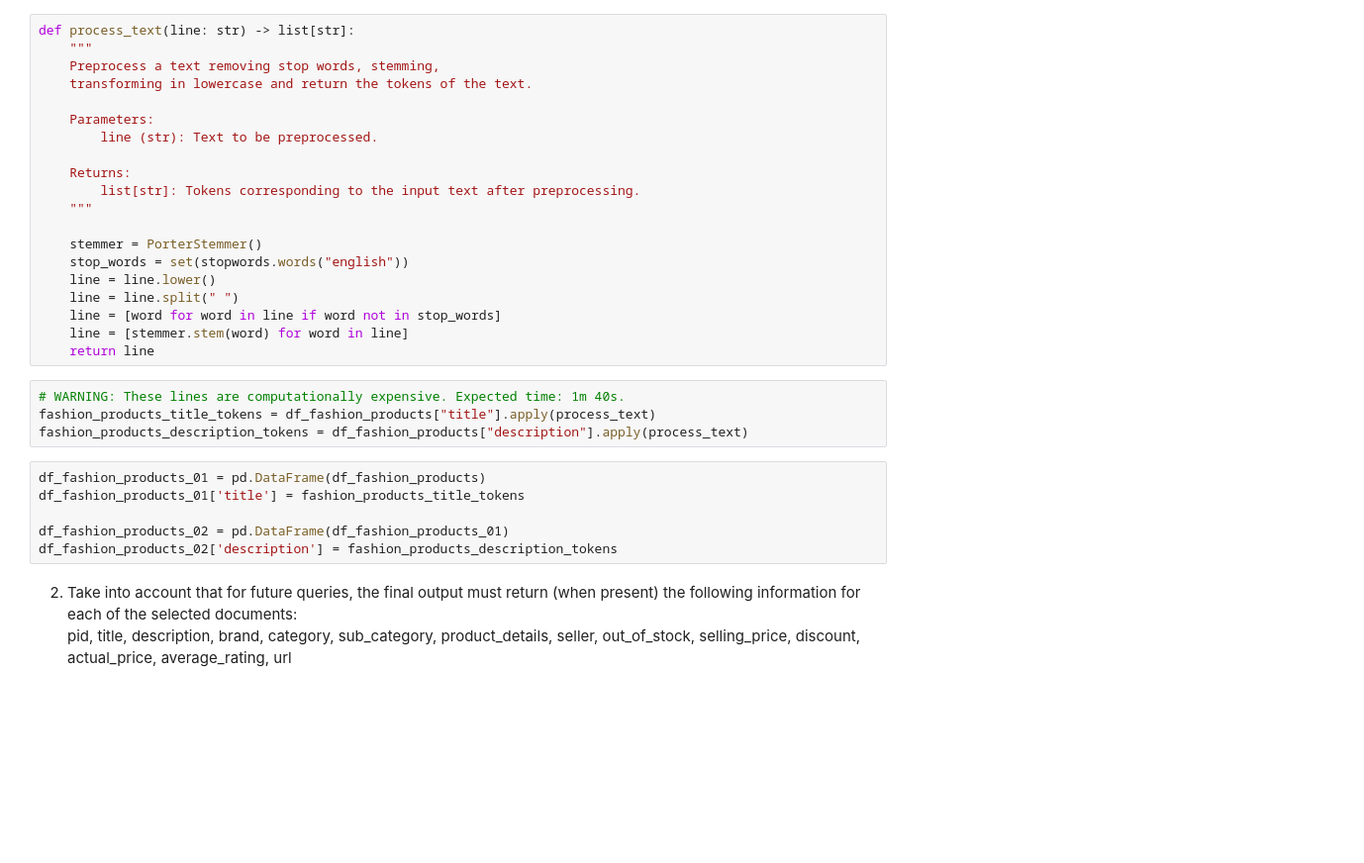
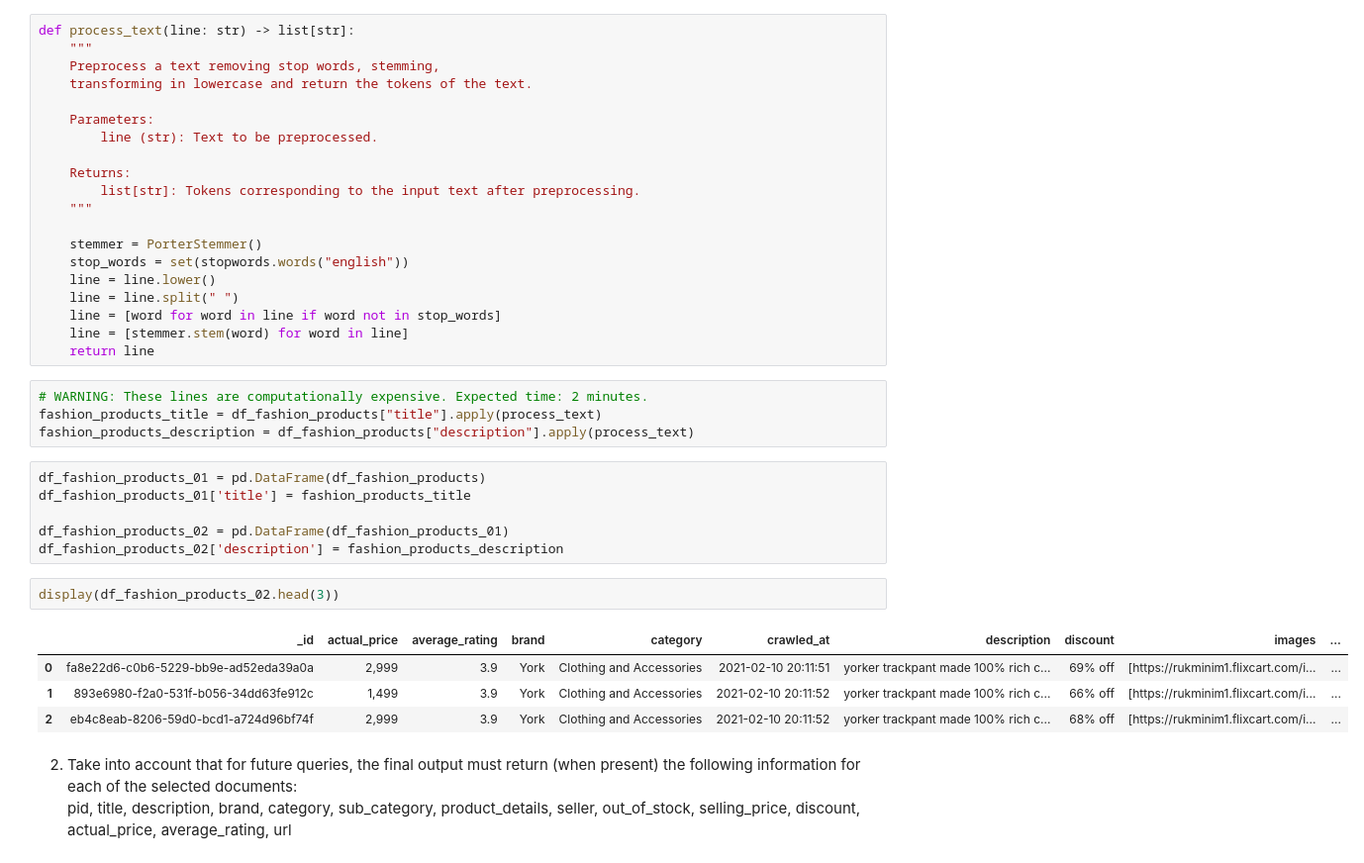
Before and after one commit to u215231/G-007-Information-Retrieval-and-Web-Analytics-Project, a Jupyter notebook: IRWA-2025-part-1/IRWA-2025-solution.ipynb, the cells around one changed output. Shown at 99% size. Saved outputs shown, nothing was run; the diff lists cells and outputs as text; blank space fills up the shorter version.

```diff
--- a/IRWA-2025-part-1/IRWA-2025-solution.ipynb
+++ b/IRWA-2025-part-1/IRWA-2025-solution.ipynb
@@ -105,15 +104,22 @@ def process_text(line: str) -> list[str]:
     line = [stemmer.stem(word) for word in line]
     return line
 # %%
-# WARNING: These lines are computationally expensive. Expected time: 1m 40s.
-fashion_products_title_tokens = df_fashion_products["title"].apply(process_text)
-fashion_products_description_tokens = df_fashion_products["description"].apply(process_text)
+# WARNING: These lines are computationally expensive. Expected time: 2 minutes.
+fashion_products_title = df_fashion_products["title"].apply(process_text)
+fashion_products_description = df_fashion_products["description"].apply(process_text)
 # %%
 df_fashion_products_01 = pd.DataFrame(df_fashion_products)
-df_fashion_products_01['title'] = fashion_products_title_tokens
+df_fashion_products_01['title'] = fashion_products_title
 
 df_fashion_products_02 = pd.DataFrame(df_fashion_products_01)
-df_fashion_products_02['description'] = fashion_products_description_tokens
+df_fashion_products_02['description'] = fashion_products_description
+# %%
+display(df_fashion_products_02.head(3))
+# %% [output]
+|  | _id | actual_price | average_rating | brand | category | crawled_at | description | discount | images | ... |
+| 0 | fa8e22d6-c0b6-5229-bb9e-ad52eda39a0a | 2,999 | 3.9 | York | Clothing and Accessories | 2021-02-10 20:11:51 | yorker trackpant made 100% rich c... | 69% off | [https://rukminim1.flixcart.com/i... | ... |
+| 1 | 893e6980-f2a0-531f-b056-34dd63fe912c | 1,499 | 3.9 | York | Clothing and Accessories | 2021-02-10 20:11:52 | yorker trackpant made 100% rich c... | 66% off | [https://rukminim1.flixcart.com/i... | ... |
+| 2 | eb4c8eab-8206-59d0-bcd1-a724d96bf74f | 2,999 | 3.9 | York | Clothing and Accessories | 2021-02-10 20:11:52 | yorker trackpant made 100% rich c... | 68% off | [https://rukminim1.flixcart.com/i... | ... |
 # %% [markdown]
 2. Take into account that for future queries, the final output must return (when present) the
 following information for each of the selected documents:
```
Also changed, not shown: parts of 8 cells of this notebook, 1 other file.
